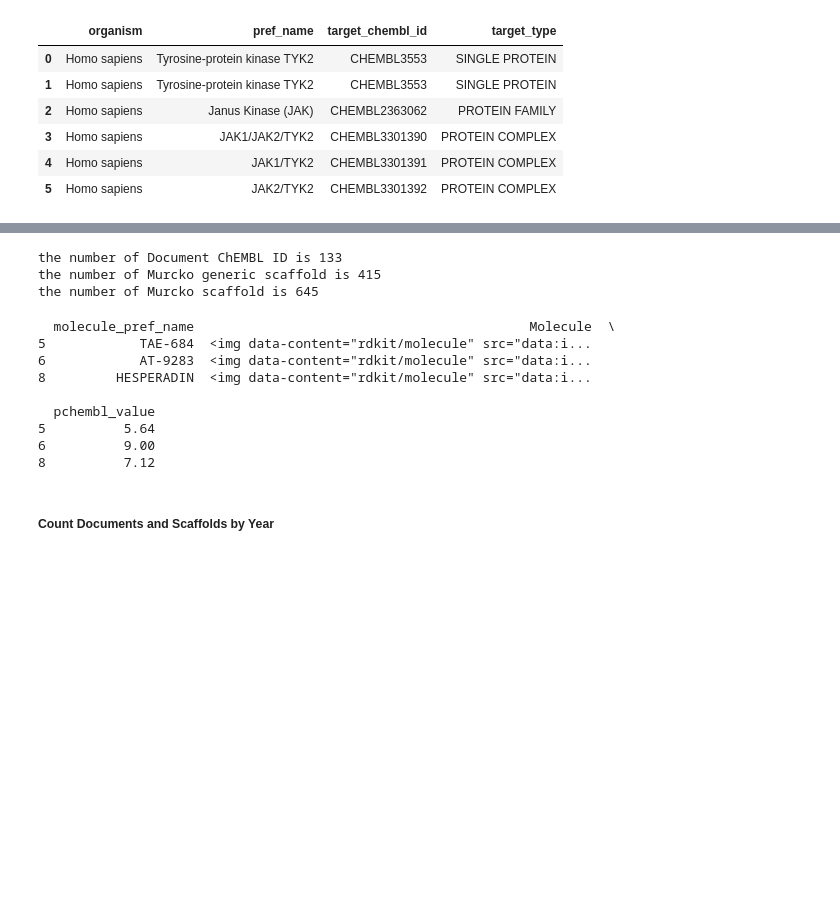
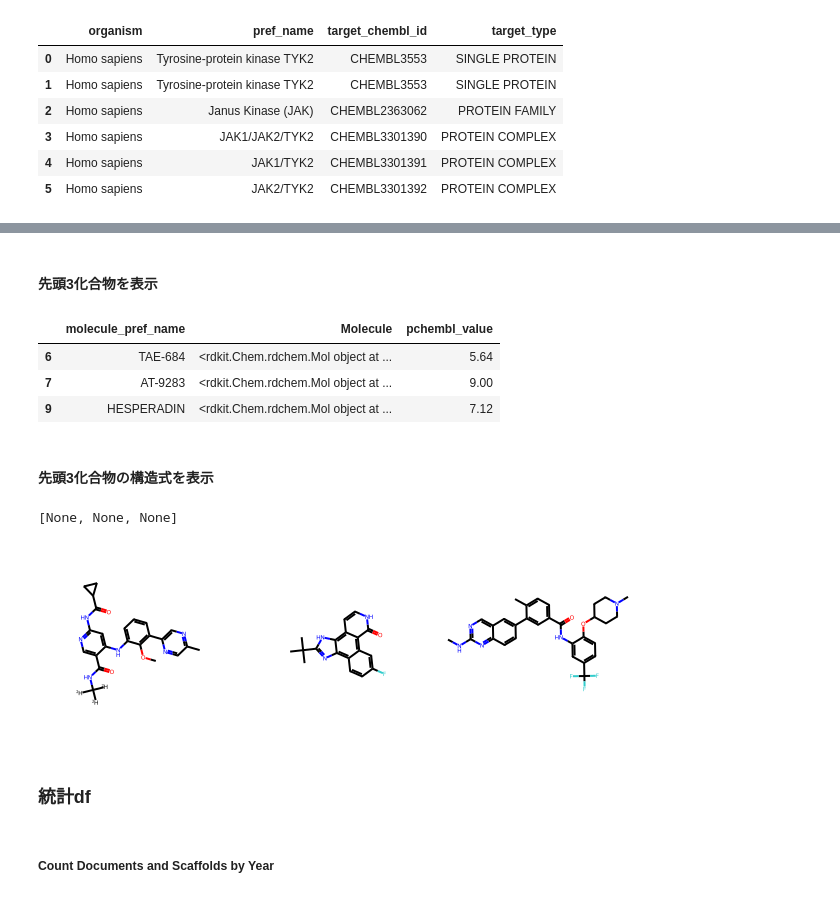
Before and after one commit to keetane/infomatics, a Jupyter notebook: ChEMBLapi.ipynb, the cells around one changed output, grey strips where cells are left out. Saved outputs shown, nothing was run; the diff lists cells and outputs as text; code cells hidden in the pictures; blank space fills up the shorter version.

```diff
--- a/ChEMBLapi.ipynb
+++ b/ChEMBLapi.ipynb
@@ -40,7 +44,7 @@ pd.DataFrame.from_records(target)
 # %%
-id = input('target ChEMBL ID?') # CHEMBL3553
+ChEMBL_id = input("Enter the ChEMBL ID: ") # CHEMBL3553
 activities = new_client.activity.filter(
-    target_chembl_id__in=id,  ##Specify a list of example targets
+    target_chembl_id__in=ChEMBL_id,  ##Specify a list of example targets
     pchembl_value__gte=5,  ##Specify a minimum threshold of the pChEMBL activity value. Note that pCHEMBL = -log10(IC50, XC50, AC50, Ki, Kd, potency). Greater than or equal to 5 (10um) is a typical minimum rule of thumb for binding activity between a compound and a protein target.
     assay_type='B',  ##Only look for Binding Assays
 ).only([
@@ -55,10 +59,8 @@ activities = new_client.activity.filter(
     'document_chembl_id',
     'document_journal',
     'document_year',
-]) ## Specify which fields (columns) to extract
-
-
-df = pd.DataFrame(activities)
+])
+df = pd.DataFrame.from_records(activities)
 
 # Mol File 追加
 PandasTools.AddMoleculeColumnToFrame(df, 'canonical_smiles', 'Molecule', includeFingerprints=True)
@@ -92,10 +94,8 @@ df['Ct Ar'] = df['canonical_smiles'].apply(lambda x : Descriptors.NumAromaticRin
 # mols = molecule.filter(pref_name__iexact='aspirin')
 # df = pd.DataFrame(mols)
 # df
-# %% [output]
-the number of Document ChEMBL ID is 133
-the number of Murcko generic scaffold is 415
-the number of Murcko scaffold is 645
+# %% [markdown]
+#### 先頭3化合物を表示
 # %%
 df[df['molecule_pref_name'].notna()].filter(items=[
     'molecule_pref_name',
@@ -104,15 +104,27 @@ df[df['molecule_pref_name'].notna()].filter(items=[
 ]
 ).head(3)
 # %% [output]
-  molecule_pref_name                                           Molecule  \
-5            TAE-684  <img data-content="rdkit/molecule" src="data:i...
-6            AT-9283  <img data-content="rdkit/molecule" src="data:i...
-8         HESPERADIN  <img data-content="rdkit/molecule" src="data:i...
-
-  pchembl_value
-5          5.64
-6          9.00
-8          7.12
+|  | molecule_pref_name | Molecule | pchembl_value |
+| 6 | TAE-684 | <rdkit.Chem.rdchem.Mol object at ... | 5.64 |
+| 7 | AT-9283 | <rdkit.Chem.rdchem.Mol object at ... | 9.00 |
+| 9 | HESPERADIN | <rdkit.Chem.rdchem.Mol object at ... | 7.12 |
+# %% [markdown]
+#### 先頭3化合物の構造式を表示
+# %%
+list(df['molecule_pref_name'][:3])
+# %% [output]
+[None, None, None]
+# %%
+Draw.MolsToGridImage(
+    df['Molecule'][:3],
+    molsPerRow=3,
+    subImgSize=(200, 200),
+    # legends=list(df['molecule_pref_name'][:3]) # Noneは表示されない
+    )
+# %% [output]
+[figure, added]
+# %% [markdown]
+### 統計df
 # %%
 dfd = df.groupby(['document_year'])['document_chembl_id'].describe()
 dfm = df.groupby(['document_year'])['Murcko_generic_SMILES'].describe()
```
Also changed, not shown: parts of 14 cells of this notebook.
